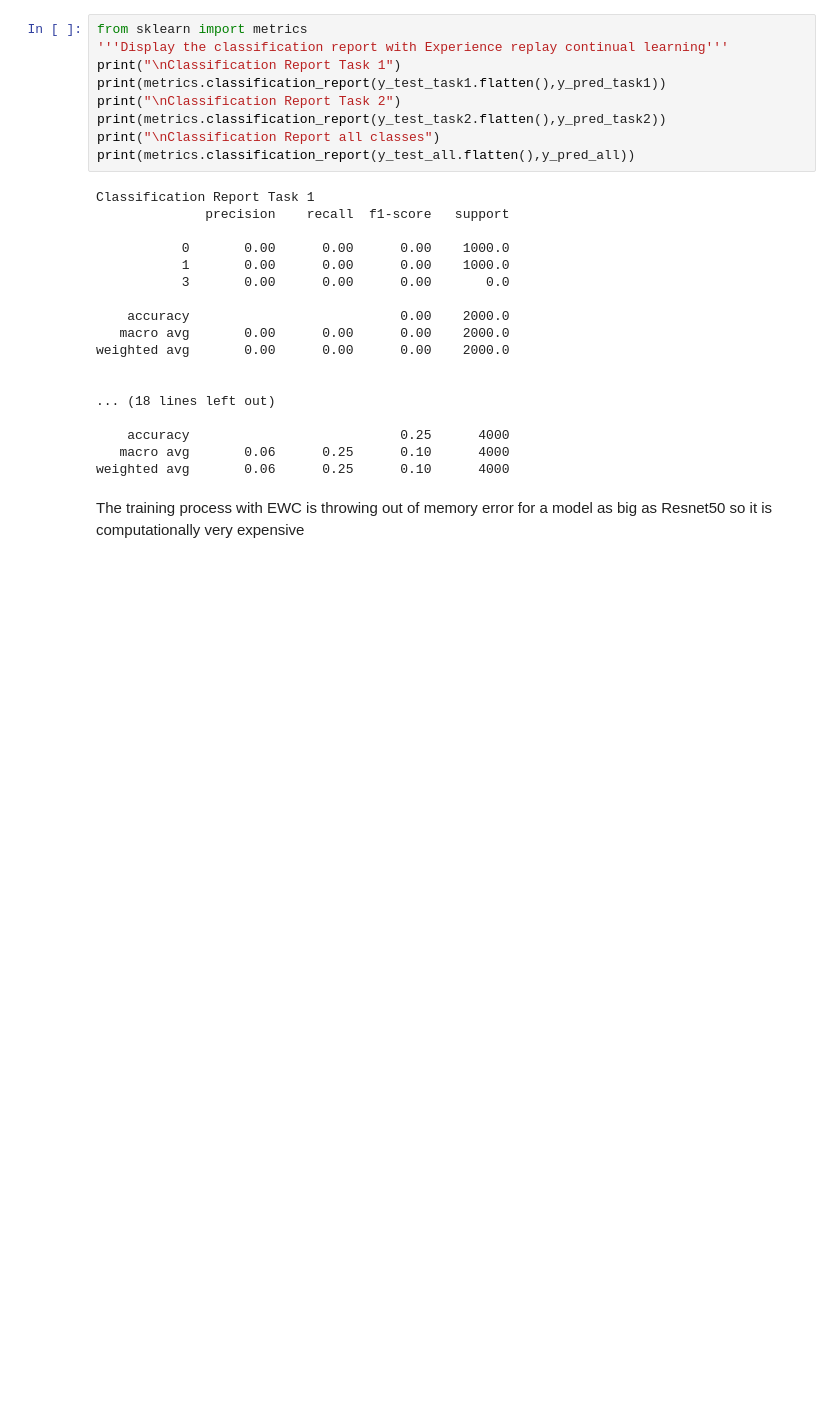
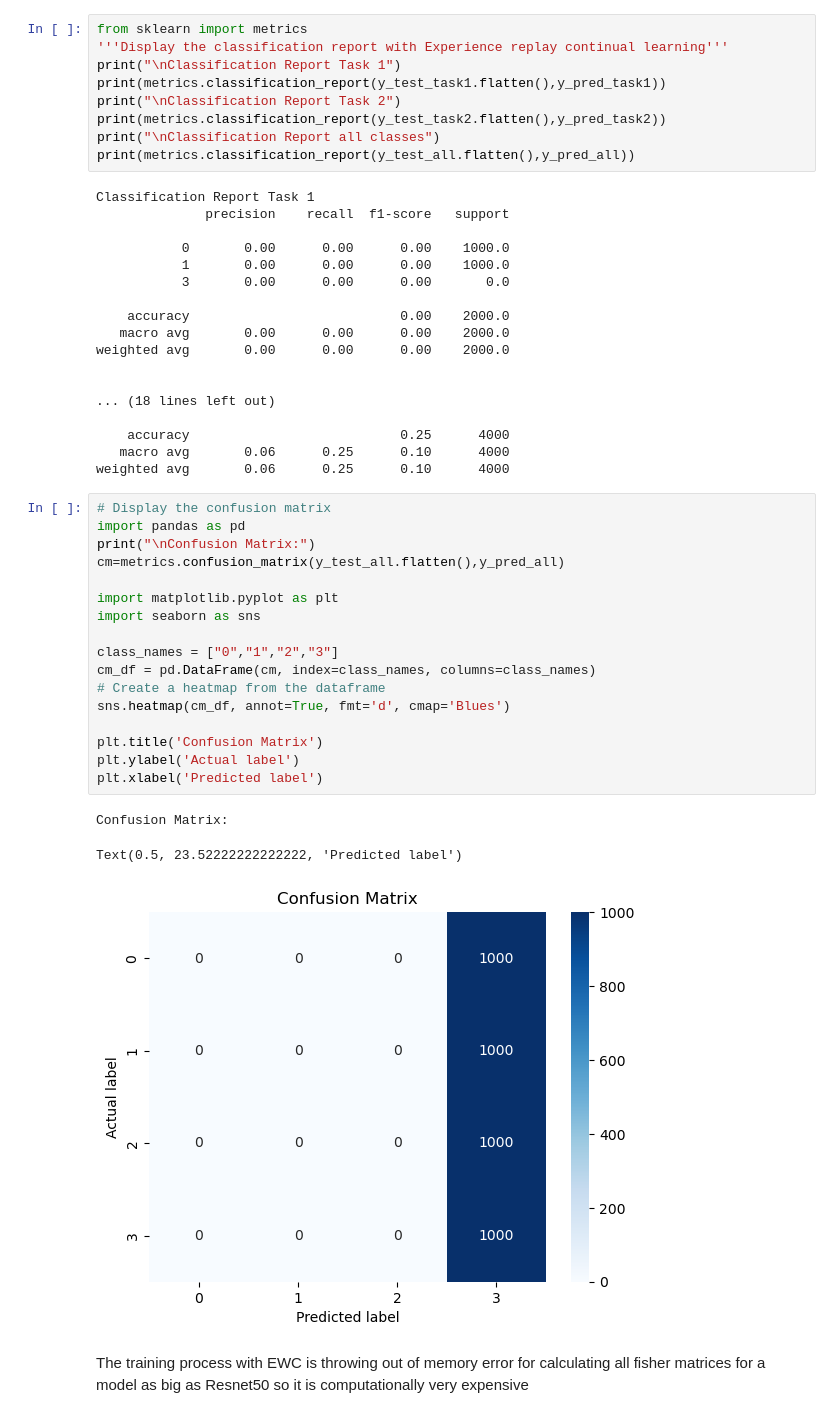
Before and after one commit to EziGo96/Memory_Augmented_CL_Exp_replay_FisherEWC, a Jupyter notebook: MemAugCL_exp_repl_EWC.ipynb, the cells around one changed output. Drawn from its saved outputs; the diff is of its cells as text; blank space fills up the shorter version.

```diff
--- a/MemAugCL_exp_repl_EWC.ipynb
+++ b/MemAugCL_exp_repl_EWC.ipynb
@@ -665,5 +749,26 @@ weighted avg       0.00      0.00      0.00    2000.0
     accuracy                           0.25      4000
    macro avg       0.06      0.25      0.10      4000
 weighted avg       0.06      0.25      0.10      4000
+# %%
+# Display the confusion matrix
+import pandas as pd
+print("\nConfusion Matrix:")
+cm=metrics.confusion_matrix(y_test_all.flatten(),y_pred_all)
+
+import matplotlib.pyplot as plt
+import seaborn as sns
+
+class_names = ["0","1","2","3"]
+cm_df = pd.DataFrame(cm, index=class_names, columns=class_names)
+# Create a heatmap from the dataframe
+sns.heatmap(cm_df, annot=True, fmt='d', cmap='Blues')
+
+plt.title('Confusion Matrix')
+plt.ylabel('Actual label')
+plt.xlabel('Predicted label')
+# %% [output]
+Confusion Matrix:
+Text(0.5, 23.52222222222222, 'Predicted label')
+[figure, added]
 # %% [markdown]
-The training process with EWC is throwing out of memory error for a model as big as Resnet50 so it is computationally very expensive
+The training process with EWC is throwing out of memory error for calculating all fisher matrices for a model as big as Resnet50 so it is computationally very expensive
```
Also changed, not shown: parts of 8 cells of this notebook.
